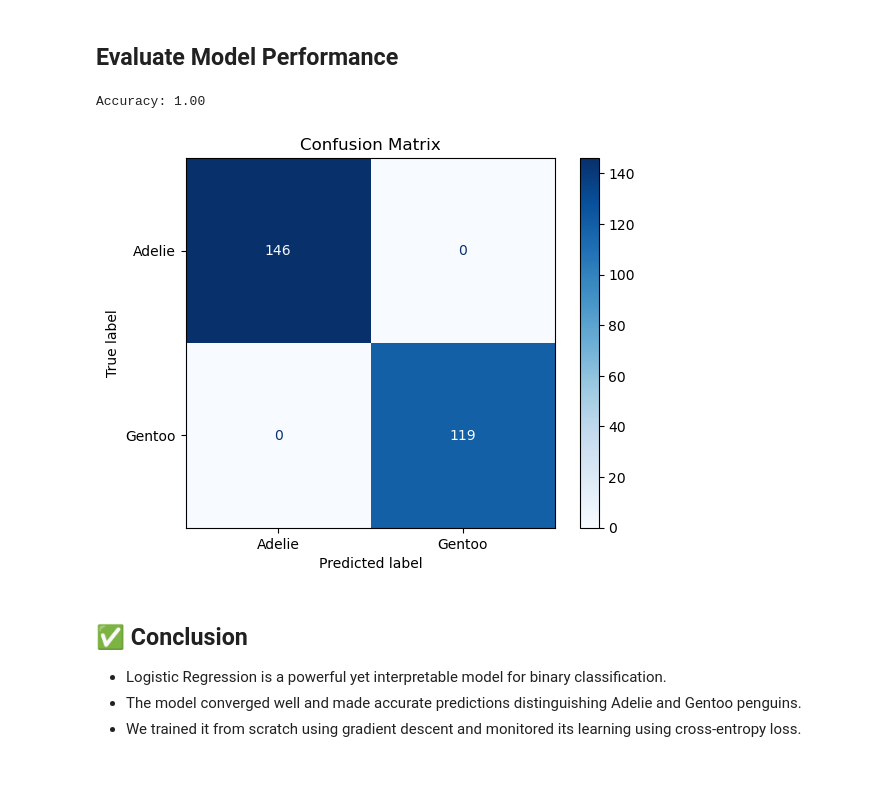
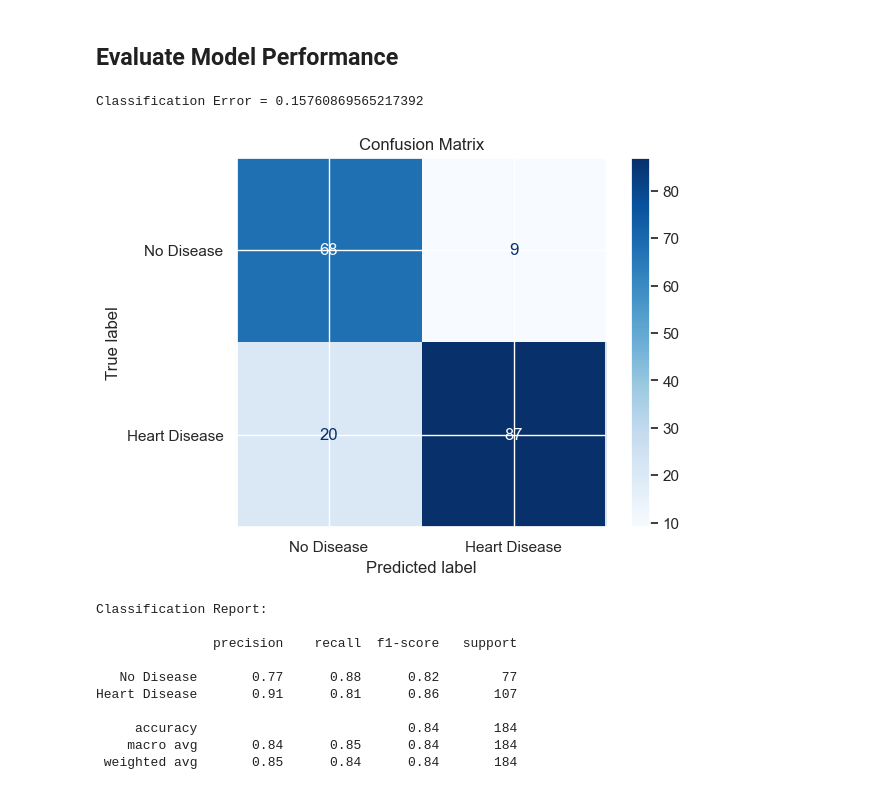
Before and after one commit to kene2x/Kene_CMOR_438_Spring_25, a Jupyter notebook: supervised_learning/Logistic_Regression_SingleNeuron.ipynb, the cells around one changed output. Cells and saved outputs as stored; diff of their text form; code cells hidden in the pictures.

Commit message:
Added logistic regression and linear
Added logistic regression and linear

```diff
--- a/supervised_learning/Logistic_Regression_SingleNeuron.ipynb
+++ b/supervised_learning/Logistic_Regression_SingleNeuron.ipynb
@@ -109,18 +143,49 @@ plt.show()
 # %% [markdown]
 ## Evaluate Model Performance
 # %%
-acc = accuracy_score(y, preds)
-print(f"Accuracy: {acc:.2f}")
-cm = confusion_matrix(y, preds)
-disp = ConfusionMatrixDisplay(cm, display_labels=['Adelie', 'Gentoo'])
-disp.plot(cmap='Blues')
-plt.title('Confusion Matrix')
-plt.show()
+y_hat = np.where(neuron.predict(X_test) >= 0.5, 1, 0)
+np.rint(y_hat) != y_test
+classification_error = (np.rint(y_hat) != y_test).astype(int)
+print(f"Classification Error = {sum(classification_error)/ len(y_test)}")
 # %% [output]
-Accuracy: 1.00
+Classification Error = 0.15760869565217392
-[figure, removed]
-# %% [markdown]
-## ✅ Conclusion
-- Logistic Regression is a powerful yet interpretable model for binary classification.
-- The model converged well and made accurate predictions distinguishing Adelie and Gentoo penguins.
-- We trained it from scratch using gradient descent and monitored its learning using cross-entropy loss.
+# %%
+# Ensure labels are binary: 0 and 1
+y_true_binary = np.where(y_test == -1, 0, y_test) if -1 in y_test else y_test
+y_pred_binary = np.where(y_hat == -1, 0, y_hat) if -1 in y_hat else y_hat
+
+# Compute confusion matrix
+cm = confusion_matrix(y_true_binary, y_pred_binary)
+disp = ConfusionMatrixDisplay(confusion_matrix=cm, display_labels=["No Disease", "Heart Disease"])
+
+# Plot
+disp.plot(cmap='Blues')
+plt.title("Confusion Matrix")
+plt.show()
+
+
+
+# Ensure ground truth is 0/1
+y_true_binary = np.where(y_test == -1, 0, y_test)
+
+# Convert predicted probabilities to binary labels
+y_pred_binary = (y_hat >= 0.5).astype(int)
+
+# Generate classification report
+report = classification_report(y_true_binary, y_pred_binary, target_names=["No Disease", "Heart Disease"])
+
+# Print the report
+print("Classification Report:\n")
+print(report)
+# %% [output]
+[figure, added]
+Classification Report:
+
+               precision    recall  f1-score   support
+
+   No Disease       0.77      0.88      0.82        77
+Heart Disease       0.91      0.81      0.86       107
+
+     accuracy                           0.84       184
+    macro avg       0.84      0.85      0.84       184
+ weighted avg       0.85      0.84      0.84       184
```
Also changed, not shown: parts of 12 cells of this notebook, 2 other files.
